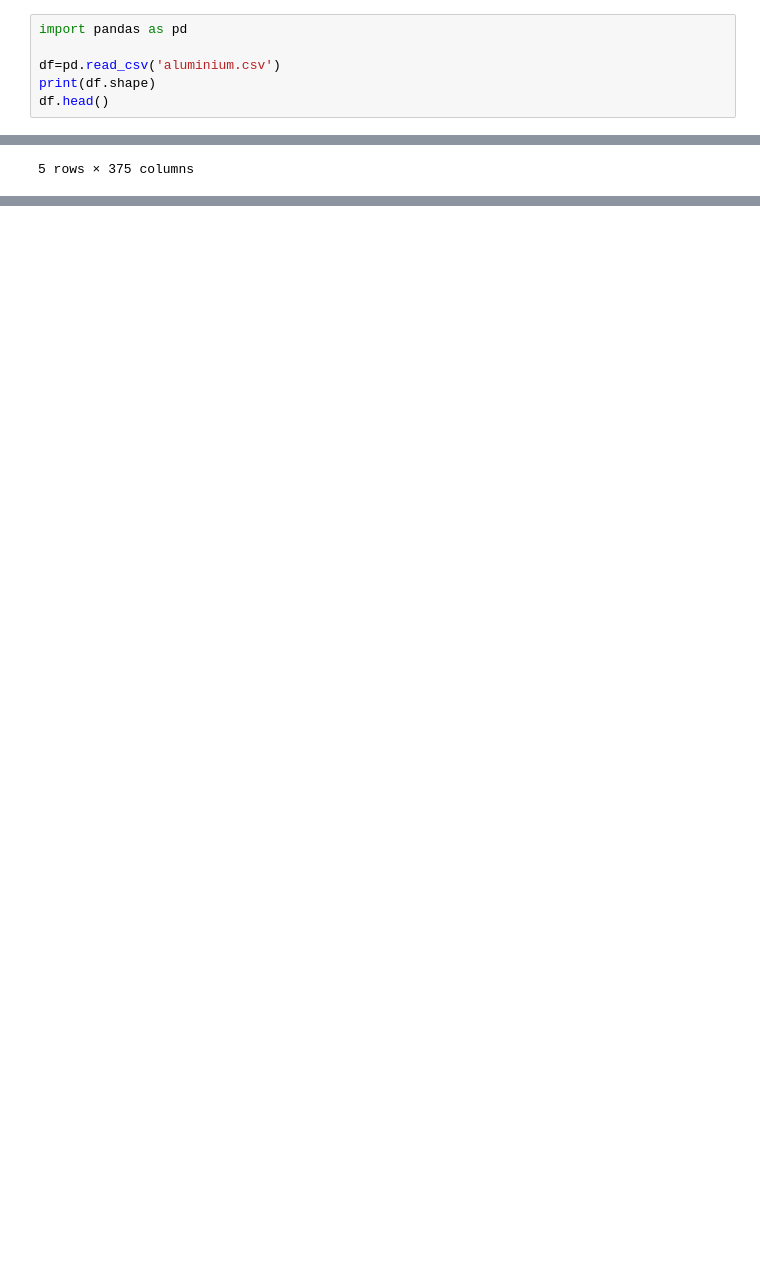
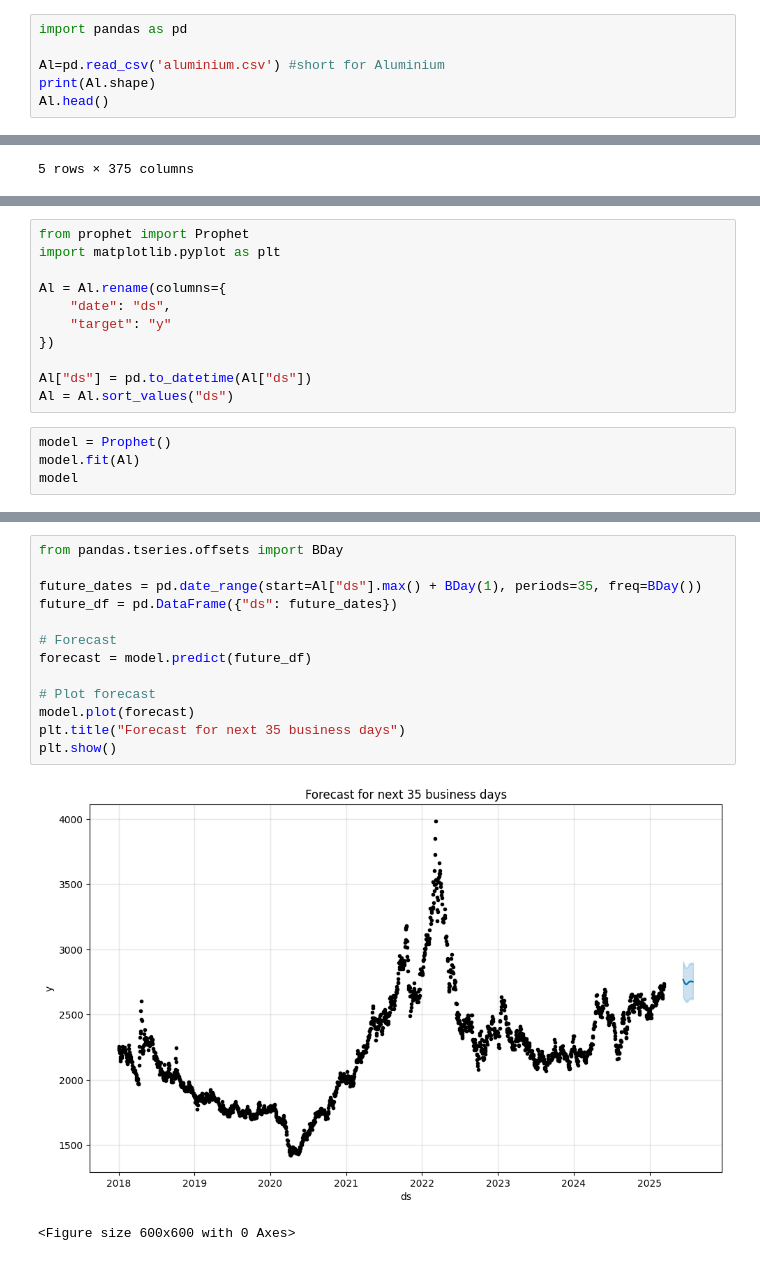
Before and after one commit to Yousuf1907/Time-Series-with-TFTs, a Jupyter notebook: main.ipynb, the cells around one changed output, grey strips where cells are left out. Cells and saved outputs as stored; diff of their text form; blank space fills up the shorter version.

```diff
--- a/main.ipynb
+++ b/main.ipynb
@@ -1,9 +1,9 @@
 # %%
 import pandas as pd
 
-df=pd.read_csv('aluminium.csv')
-print(df.shape)
-df.head()
+Al=pd.read_csv('aluminium.csv') #short for Aluminium
+print(Al.shape)
+Al.head()
 # %% [output]
 (1942, 375)
 |  | date | target | LME_closed | cash_settlement_price_ma_5 | cash_settlement_price_ma_10 | cash_settlement_price_ma_20 | ... |
@@ -166,0 +16,15 @@ AttributeError: 'Output' object has no attribute 'x'
+# %%
+from prophet import Prophet
+import matplotlib.pyplot as plt
+
+Al = Al.rename(columns={
+    "date": "ds",
+    "target": "y"
+})
+
+Al["ds"] = pd.to_datetime(Al["ds"])
+Al = Al.sort_values("ds")
+# %%
+model = Prophet()
+model.fit(Al)
+model
@@ -166,0 +35,16 @@ AttributeError: 'Output' object has no attribute 'x'
+# %%
+from pandas.tseries.offsets import BDay
+
+future_dates = pd.date_range(start=Al["ds"].max() + BDay(1), periods=35, freq=BDay())
+future_df = pd.DataFrame({"ds": future_dates})
+
+# Forecast
+forecast = model.predict(future_df)
+
+# Plot forecast
+model.plot(forecast)
+plt.title("Forecast for next 35 business days")
+plt.show()
+# %% [output]
+[figure, added]
+<Figure size 600x600 with 0 Axes>
```
Also changed, not shown: parts of 15 cells of this notebook, 2 other files.
